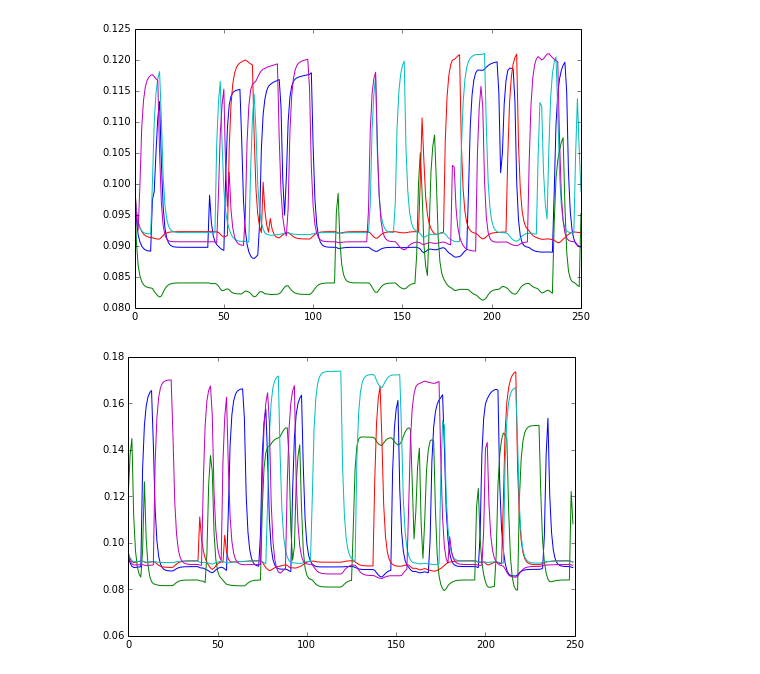
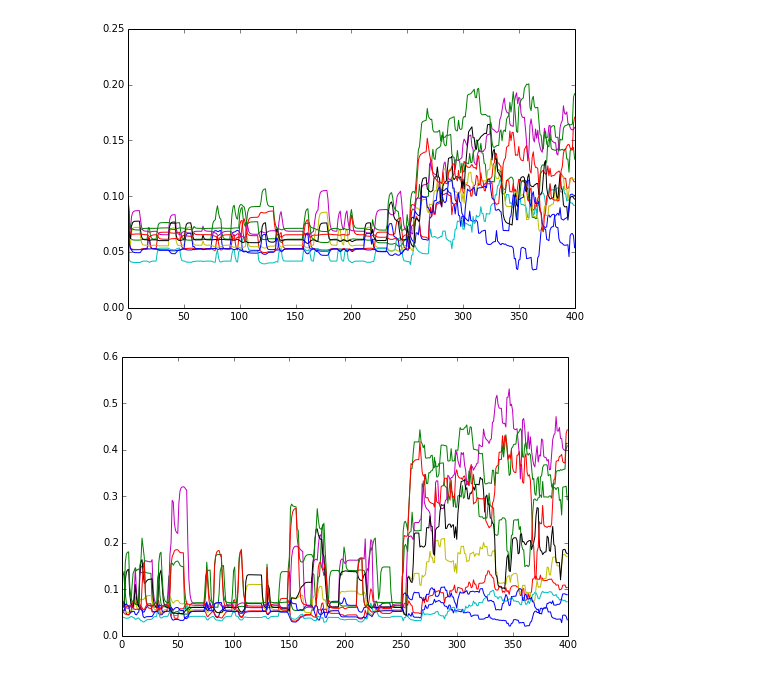
Before and after one commit to blennon/research, a Jupyter notebook: pf_mli_plasticity/MLI_MLI_connection_network.ipynb, the cells around one changed output. Drawn from its saved outputs; the diff is of its cells as text; code cells hidden in the pictures.

```diff
--- a/pf_mli_plasticity/MLI_MLI_connection_network.ipynb
+++ b/pf_mli_plasticity/MLI_MLI_connection_network.ipynb
@@ -13,9 +44,17 @@ class Simulation(object):
         '''
         self.dt = dt
         self.net = net
+        self.pf_activity = self.create_pf_activity(150)
+
+    def create_pf_activity(self, T):
+        states = zeros(self.net.PF.get_num_neurons())
+        recordings = [states.copy()]
+        for i in range(T):
+            recordings.append(self.switch_states(states,prob_on=.06).copy())
+        return recordings
 
     def run(self):
-        for t in range(250):
+        for t in range(400):
             # update state every dt
             for i in range(int(1./self.dt)):
                 self.set_input_states(t)
@@ -35,8 +74,17 @@ class Simulation(object):
         return states
 
     def set_input_states(self, i):
-        pf_states = self.switch_states(self.net.PF.get_state().copy())
+        if i<250:
+            #pf_states = zeros(self.net.PF.get_num_neurons())
+            pf_states = self.switch_states(self.net.PF.get_state().copy(),prob_on=.036)
+        else:
+            #pf_states = self.switch_states(self.net.PF.get_state().copy())
+            pf_states = self.pf_activity[i-250]
         self.net.PF.set_state(pf_states)
+        #if i < 200 or i > 210:
+        #    self.net.CF.set_state(zeros(self.net.CF.get_num_neurons()))
+        #else:
+        #    self.net.CF.set_state(ones(self.net.CF.get_num_neurons()))
 
     def reset_network(self):
         self.net.reset()
@@ -49,23 +97,24 @@ class Network(Network):
     sets up a network to be simulated
     '''
 
-    def __init__(self, w1=.1, w2=0., pf1=.1, pf2=0., mli0=.1, w_cf=0., mli_clamp=False):
+    def __init__(self, w1=.1, w2=0., pf1=.1, pf2=0., mli0=.1, w_cf=2., N_PF=50, N_MLI=10, mli_clamp=False):
 
         self.pf1, self.pf2 = pf1, pf2
         self.mli_clamp = mli_clamp
 
         # define neuron groups
-        self.PF = NeuronGroup(5)
-        self.MLI = ShuntingNeuronGroup(5, resting_state=array(mli0*ones(5)), A=1.5, C=1., E=0., F=1., tau=1.)
+        self.PF = NeuronGroup(N_PF)
+        self.MLI = ShuntingNeuronGroup(N_MLI, resting_state=array(mli0*ones(N_MLI)),
+                                       A=1.5, C=1., E=0., F=5., tau=1.)
         self.CF = NeuronGroup(1)
 
         # connect neurons
-        W = .05*eye(5)
-        self.C_PF_MLI = PF_MLI_Connection(self.PF,self.MLI,W=W, PF_trace=self.PF)
-        self.C_CF_MLI = Connection(self.CF,self.MLI,W=w_cf*ones((5,1)))
-        w0=0.
-        X = (1-w0)*rand(5,5) + w0
-        self.C_MLI_MLI = Connection(self.MLI,self.MLI, X*(ones((5,5)) - eye(5)), type='inhibitory')
+        W_PF_MLI = .05*build_pf_mli_connection_matrix(N_PF, N_MLI)
+        self.C_PF_MLI = PF_MLI_Connection(self.PF,self.MLI,W=W_PF_MLI, PF_trace=self.PF)
+        W_CF_MLI = w_cf*zeros((N_MLI,1))
+        self.C_CF_MLI = Connection(self.CF,self.MLI,W=W_CF_MLI)
+        W_MLI_MLI = build_MLI_MLI_weight_matrix(N_MLI,wmin=.5,wmax=1.)
+        self.C_MLI_MLI = Connection(self.MLI,self.MLI, W_MLI_MLI, type='inhibitory')
         self.MLI.connect(self.C_MLI_MLI)
         self.MLI.connect(self.C_PF_MLI)
         self.MLI.connect(self.C_CF_MLI)
@@ -130,15 +179,15 @@ for trial in range(100):
     sim.reset_network()
 # %%
 figure(figsize=(8,5))
-for i in range(5):
+for i in range(10):
     plot(recordings[0]['MLI'][i])
 
 figure(figsize=(8,5))
-for i in range(5):
+for i in range(10):
     plot(recordings[99]['MLI'][i])
 # %% [output]
-[figure, old version]
+[figure, new version]
-[figure, old version]
+[figure, new version]
 # %%
 def plot_weights(pf_weights_by_trial):
     '''
```
Also changed, not shown: parts of 3 cells of this notebook, 3 other files.
